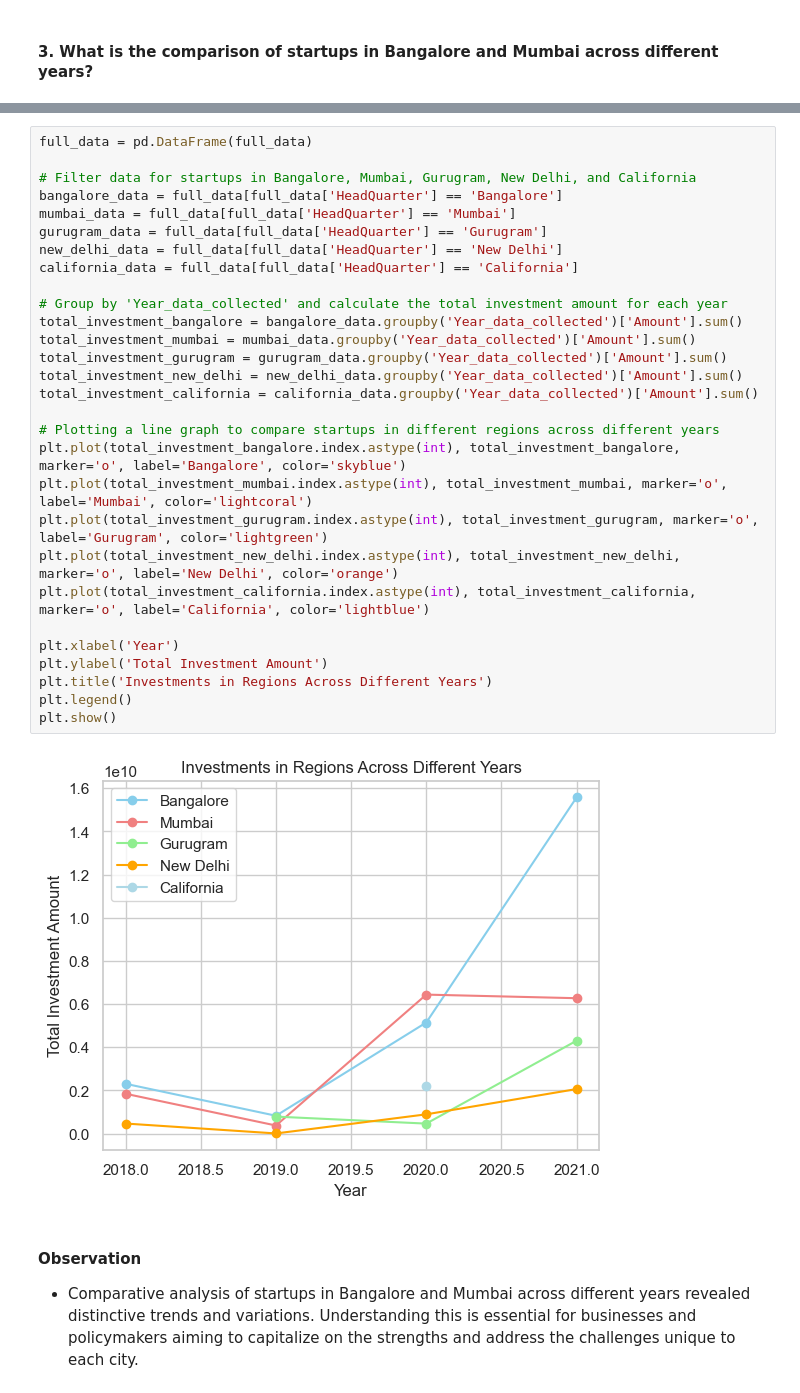
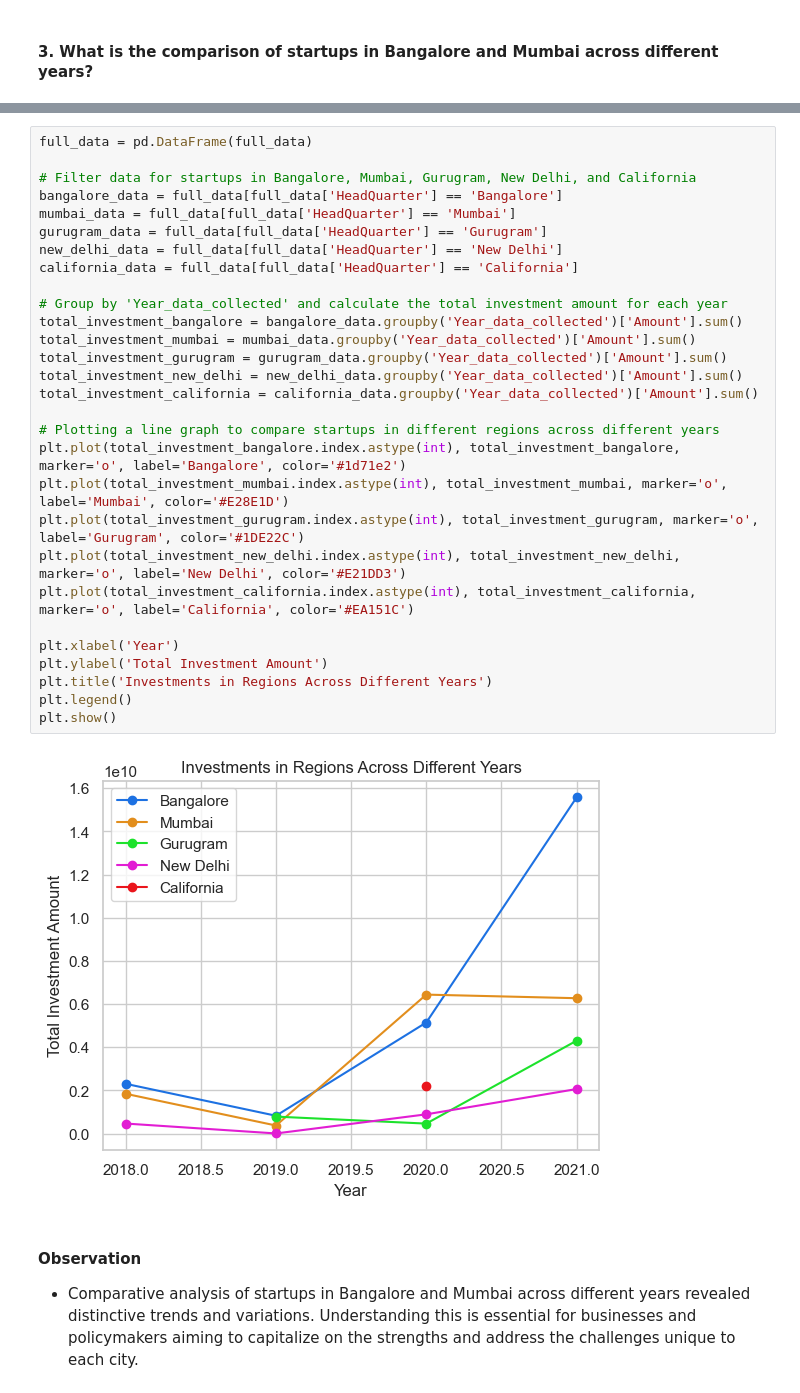
Before and after one commit to GeGe-K/Startup-Ecosystem, a Jupyter notebook: jupyter.ipynb, the cells around one changed output, grey strips where cells are left out. Saved outputs shown, nothing was run; the diff lists cells and outputs as text.

Commit message:
Update the line graph colors

```diff
--- a/jupyter.ipynb
+++ b/jupyter.ipynb
@@ -2247,34 +2247,34 @@ plt.show()
 # %%
 full_data = pd.DataFrame(full_data)
 
 # Filter data for startups in Bangalore, Mumbai, Gurugram, New Delhi, and California
 bangalore_data = full_data[full_data['HeadQuarter'] == 'Bangalore']
 mumbai_data = full_data[full_data['HeadQuarter'] == 'Mumbai']
 gurugram_data = full_data[full_data['HeadQuarter'] == 'Gurugram']
 new_delhi_data = full_data[full_data['HeadQuarter'] == 'New Delhi']
 california_data = full_data[full_data['HeadQuarter'] == 'California']
 
 # Group by 'Year_data_collected' and calculate the total investment amount for each year
 total_investment_bangalore = bangalore_data.groupby('Year_data_collected')['Amount'].sum()
 total_investment_mumbai = mumbai_data.groupby('Year_data_collected')['Amount'].sum()
 total_investment_gurugram = gurugram_data.groupby('Year_data_collected')['Amount'].sum()
 total_investment_new_delhi = new_delhi_data.groupby('Year_data_collected')['Amount'].sum()
 total_investment_california = california_data.groupby('Year_data_collected')['Amount'].sum()
 
 # Plotting a line graph to compare startups in different regions across different years
-plt.plot(total_investment_bangalore.index.astype(int), total_investment_bangalore, marker='o', label='Bangalore', color='skyblue')
-plt.plot(total_investment_mumbai.index.astype(int), total_investment_mumbai, marker='o', label='Mumbai', color='lightcoral')
-plt.plot(total_investment_gurugram.index.astype(int), total_investment_gurugram, marker='o', label='Gurugram', color='lightgreen')
-plt.plot(total_investment_new_delhi.index.astype(int), total_investment_new_delhi, marker='o', label='New Delhi', color='orange')
-plt.plot(total_investment_california.index.astype(int), total_investment_california, marker='o', label='California', color='lightblue')
+plt.plot(total_investment_bangalore.index.astype(int), total_investment_bangalore, marker='o', label='Bangalore', color='#1d71e2')
+plt.plot(total_investment_mumbai.index.astype(int), total_investment_mumbai, marker='o', label='Mumbai', color='#E28E1D')
+plt.plot(total_investment_gurugram.index.astype(int), total_investment_gurugram, marker='o', label='Gurugram', color='#1DE22C')
+plt.plot(total_investment_new_delhi.index.astype(int), total_investment_new_delhi, marker='o', label='New Delhi', color='#E21DD3')
+plt.plot(total_investment_california.index.astype(int), total_investment_california, marker='o', label='California', color='#EA151C')
 
 plt.xlabel('Year')
 plt.ylabel('Total Investment Amount')
 plt.title('Investments in Regions Across Different Years')
 plt.legend()
 plt.show()
 # %% [output]
-[figure, old version]
+[figure, new version]
 # %% [markdown]
 #### Observation
 - Comparative analysis of startups in Bangalore and Mumbai across different years revealed distinctive trends and variations. Understanding this is essential for businesses and policymakers aiming to capitalize on the strengths and address the challenges unique to each city.
```
Also changed, not shown: parts of 2 cells of this notebook.
